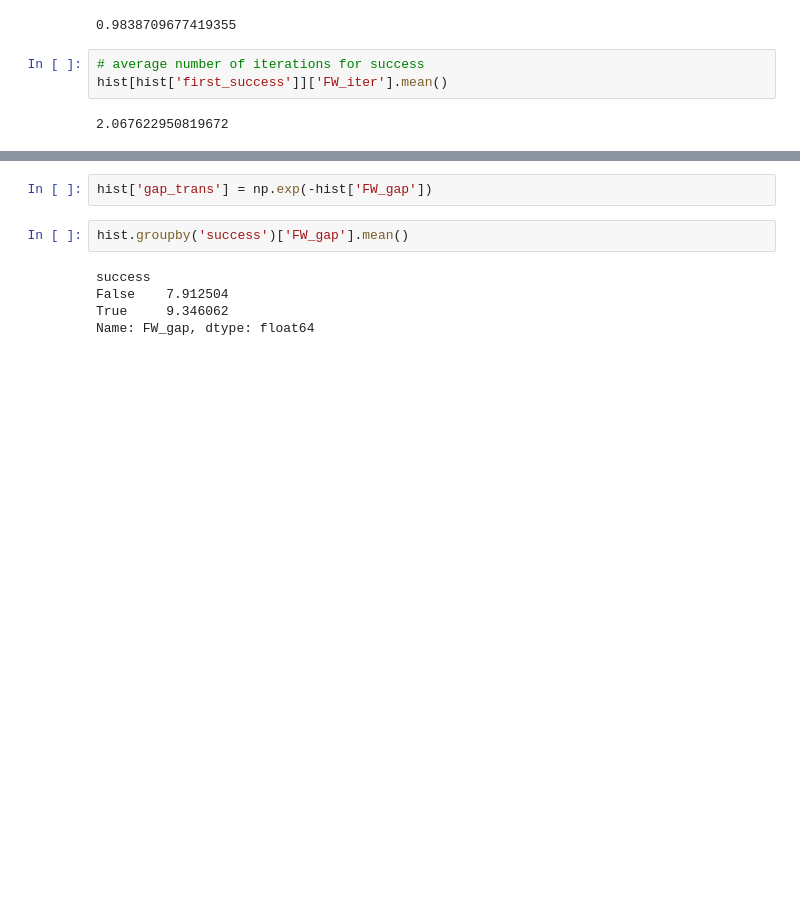
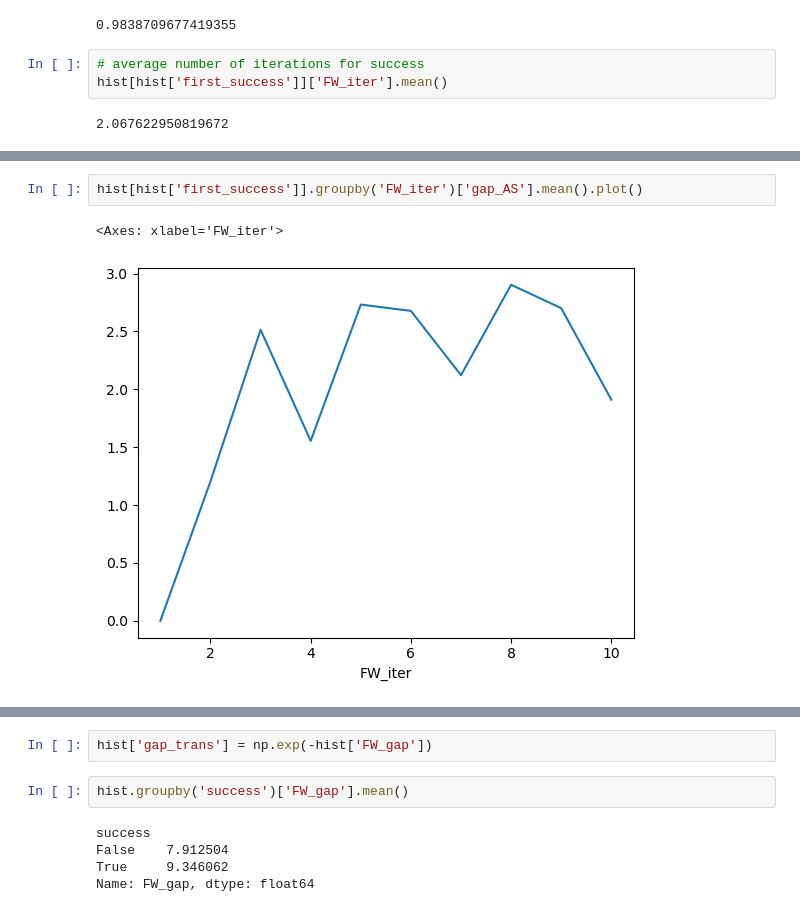
Before and after one commit to TannerAGraves/FW-variants-for-WB-Adversarial-Attacks, a Jupyter notebook: experimental/attack_tests.ipynb, the cells around one changed output, grey strips where cells are left out. Saved outputs shown, nothing was run; the diff lists cells and outputs as text; blank space fills up the shorter version.

```diff
--- a/experimental/attack_tests.ipynb
+++ b/experimental/attack_tests.ipynb
@@ -487 +487,6 @@ hist[hist['first_success']].groupby('FW_iter')['FW_gap'].mean().plot()
+# %%
+hist[hist['first_success']].groupby('FW_iter')['gap_AS'].mean().plot()
+# %% [output]
+<Axes: xlabel='FW_iter'>
+[figure, added]
 # %%
```
Also changed, not shown: parts of 5 cells of this notebook.
